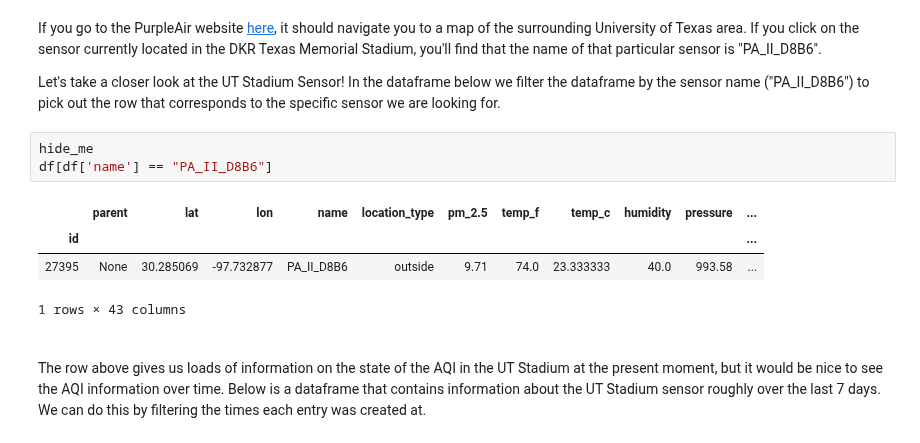
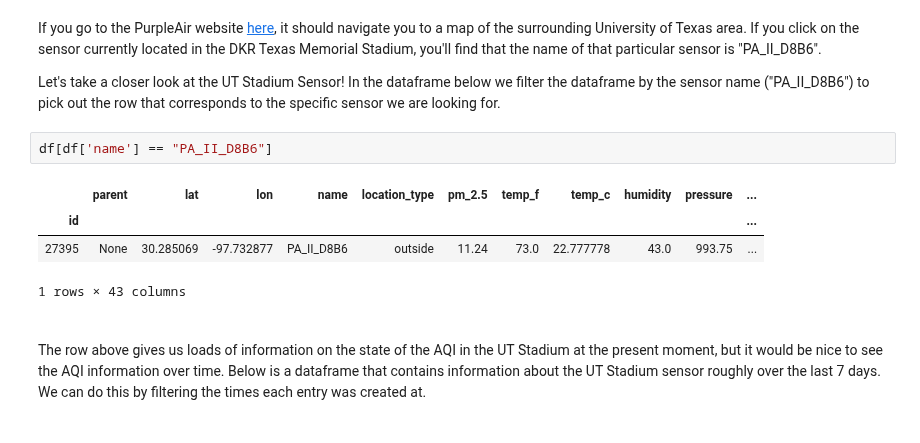
Before and after one commit to ds-modules/air-quality, a Jupyter notebook: Texas_AQI.ipynb, the cells around one changed output. Saved outputs shown, nothing was run; the diff lists cells and outputs as text.

```diff
--- a/Texas_AQI.ipynb
+++ b/Texas_AQI.ipynb
@@ -204,12 +173,11 @@ If you go to the PurpleAir website [here](https://map.purpleair.com/1/mAQI/a10/p
 
 Let's take a closer look at the UT Stadium Sensor! In the dataframe below we filter the dataframe by the sensor name ("PA_II_D8B6") to pick out the row that corresponds to the specific sensor we are looking for.
 # %%
-hide_me
 df[df['name'] == "PA_II_D8B6"]
 # %% [output]
 |  | parent | lat | lon | name | location_type | pm_2.5 | temp_f | temp_c | humidity | pressure | ... |
 | id |  |  |  |  |  |  |  |  |  |  | ... |
-| 27395 | None | 30.285069 | -97.732877 | PA_II_D8B6 | outside | 9.71 | 74.0 | 23.333333 | 40.0 | 993.58 | ... |
+| 27395 | None | 30.285069 | -97.732877 | PA_II_D8B6 | outside | 11.24 | 73.0 | 22.777778 | 43.0 | 993.75 | ... |
 1 rows × 43 columns
 # %% [markdown]
 <br>
```
Also changed, not shown: parts of 10 cells of this notebook.
